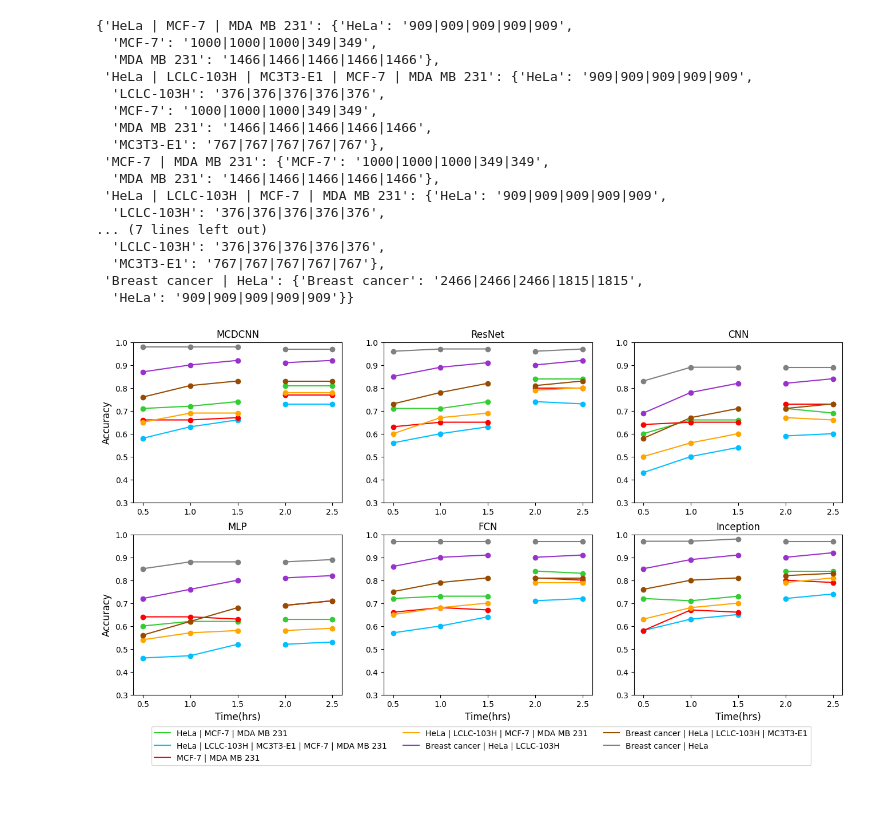
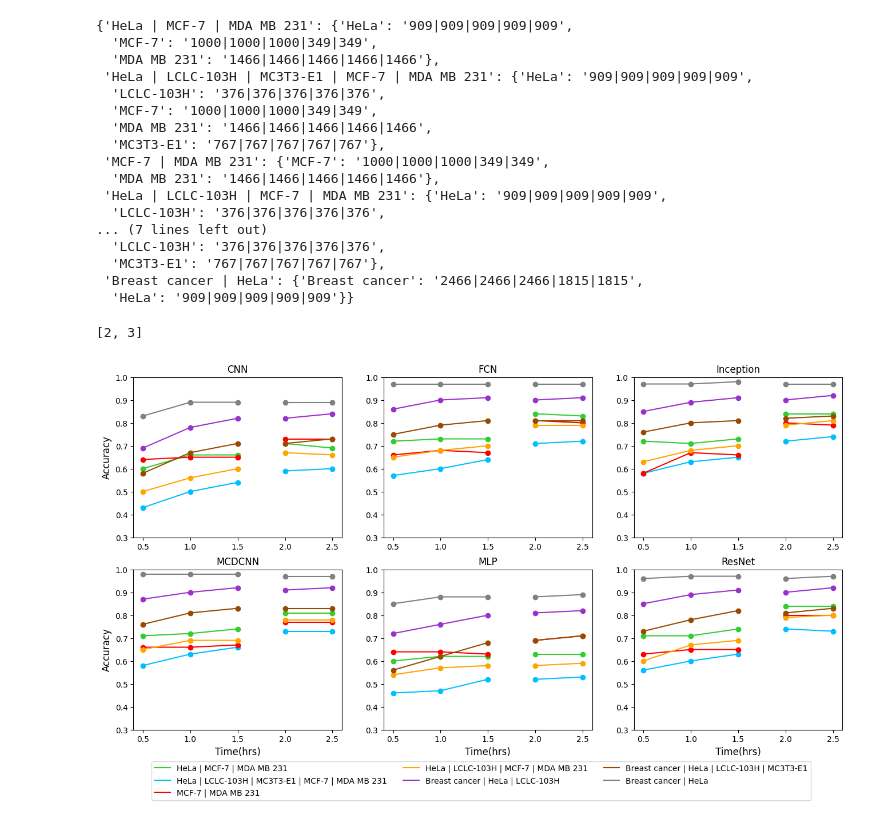
Before and after one commit to Nanobiosensorics/single-cell-tsc, a Jupyter notebook: notebooks/stats.ipynb, the cells around one changed output. Saved outputs shown, nothing was run; the diff lists cells and outputs as text; code cells hidden in the pictures.

Commit message:
complete stats evaluation

```diff
--- a/notebooks/stats.ipynb
+++ b/notebooks/stats.ipynb
@@ -166,43 +215,8 @@ for nw in NETWORKS:
 #               indent=4,
 #               separators=(',', ': ')
 #               )
-# %%
-def group_indices_by_value(lst):
-    index_list = [[] for _ in range(max(lst) + 1)]
-
-    for i, item in enumerate(lst):
-        index_list[item].append(i)
-
-    return [indices for indices in index_list if indices]
-
-def slice_list_with_indices(input_list, indices):
-    return [input_list[i] for i in indices]
-
-fig, ax = plt.subplots(2, 3, figsize=(16,8))
-
-for n, (key, value) in enumerate(stats_dict.items()):
-    for m, (m_key, m_value) in enumerate(value.items()):
-        cnts = cell_counts[format_cell_types(m_key)]
-        cnts = np.array([list(map(int, o.split('|'))) for o in list(cnts.values())])
-        indices = group_indices_by_value(list(np.sum(cnts, axis=0)))
-        indices.reverse()
-        pos = 0
-        for i, lst in enumerate(indices):
-            slc = slice_list_with_indices(m_value, lst)
-            ax[n//3, n%3].plot([pos + i for i in range(len(slc))], slc, c=cm[m], label=format_cell_types(m_key) if n == 0 and i == 0 else None)
-            pos += len(slc)
-        ax[n//3, n%3].plot(m_value, 'o', c=cm[m])
-
-    ax[n//3, n%3].set_title(model_names[key],fontsize=12)
-    ax[n//3, n%3].set_ylim((0.3, 1))
-    ax[n//3, n%3].set_xticklabels([i*0.5 for i in range(6)])
-    if n > 2:
-        ax[n//3, n%3].set_xlabel("Time(hrs)",fontsize=12)
-    if n == 0 or n == 3:
-        ax[n//3, n%3].set_ylabel("Accuracy",fontsize=12)
-    if n == 0:
-        ax[n//3, n%3].legend(ncol=3, bbox_to_anchor=(0.87, 0.05),
-                bbox_transform=fig.transFigure)
-plt.savefig(os.path.join(MEAS_PATH, 'network-compare.jpg'), dpi=300)
-# %% [output]
-[figure, removed]
+# %%
+generate_network_compare_plot(stats_dict, cell_counts, 'network-compare.jpg', meas_selection=MEAS_TYPES[:], network_selection=NETWORKS[:])
+# %% [output]
+[2, 3]
+[figure, added]
```
Also changed, not shown: parts of 5 cells of this notebook.
